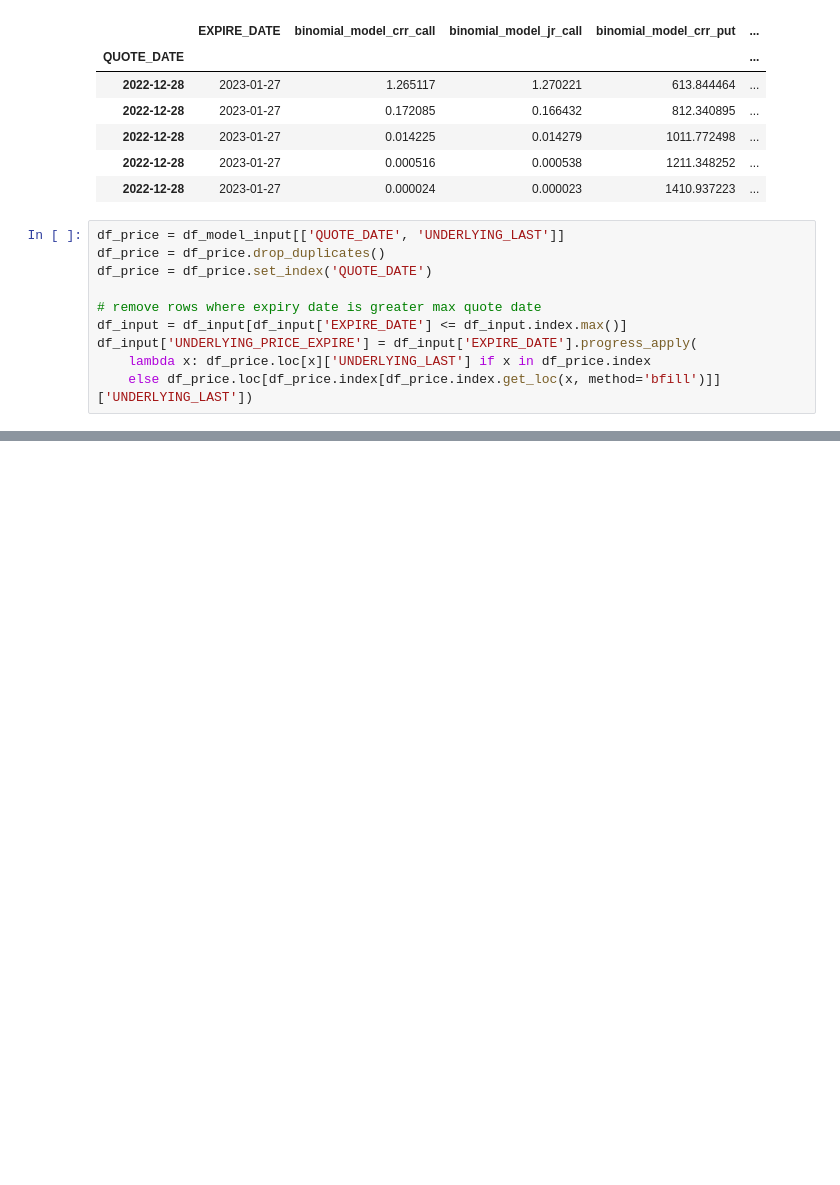
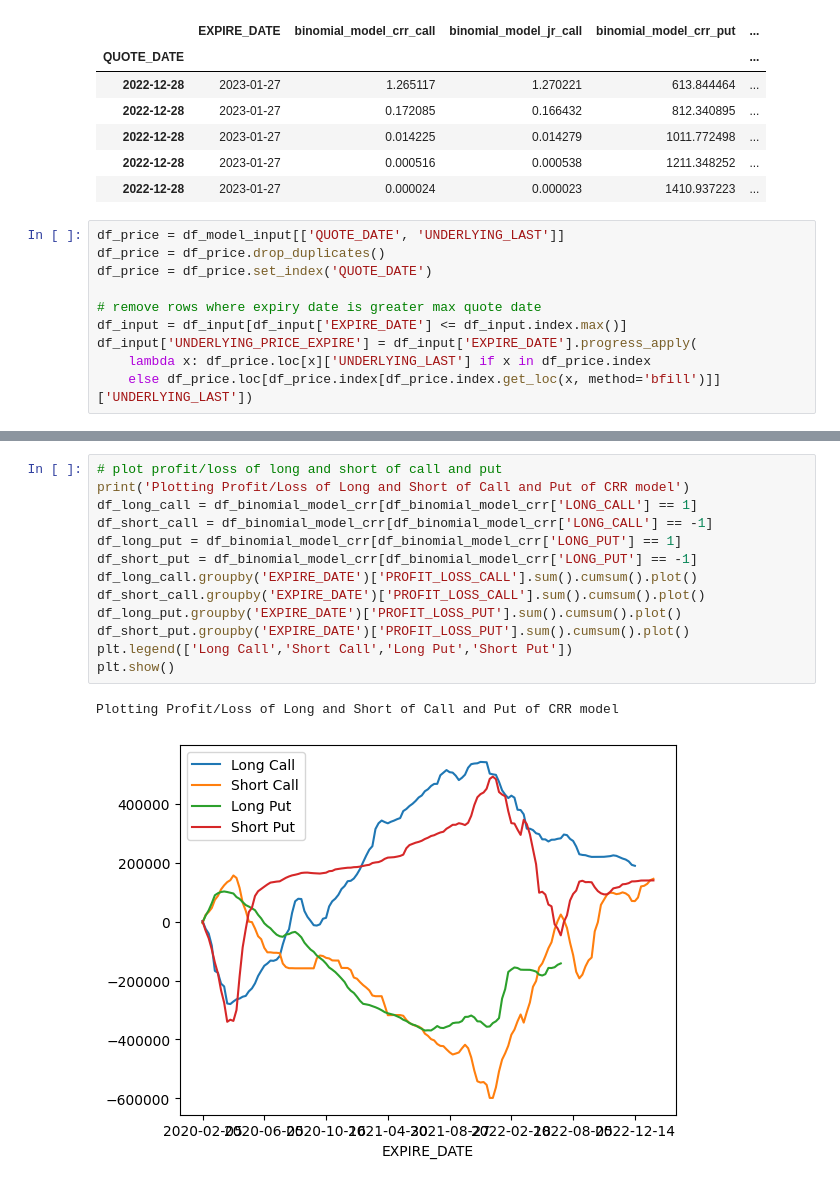
Before and after one commit to juanjaho/QF101-SPY-SPX-Option-Pricing, a Jupyter notebook: Analytics/main_spx.ipynb, the cells around one changed output, grey strips where cells are left out. Saved outputs shown, nothing was run; the diff lists cells and outputs as text; blank space fills up the shorter version.

```diff
--- a/Analytics/main_spx.ipynb
+++ b/Analytics/main_spx.ipynb
@@ -403,0 +312,16 @@ Plotting Cumulative Profit/Loss of JR model
+# %%
+# plot profit/loss of long and short of call and put
+print('Plotting Profit/Loss of Long and Short of Call and Put of CRR model')
+df_long_call = df_binomial_model_crr[df_binomial_model_crr['LONG_CALL'] == 1]
+df_short_call = df_binomial_model_crr[df_binomial_model_crr['LONG_CALL'] == -1]
+df_long_put = df_binomial_model_crr[df_binomial_model_crr['LONG_PUT'] == 1]
+df_short_put = df_binomial_model_crr[df_binomial_model_crr['LONG_PUT'] == -1]
+df_long_call.groupby('EXPIRE_DATE')['PROFIT_LOSS_CALL'].sum().cumsum().plot()
+df_short_call.groupby('EXPIRE_DATE')['PROFIT_LOSS_CALL'].sum().cumsum().plot()
+df_long_put.groupby('EXPIRE_DATE')['PROFIT_LOSS_PUT'].sum().cumsum().plot()
+df_short_put.groupby('EXPIRE_DATE')['PROFIT_LOSS_PUT'].sum().cumsum().plot()
+plt.legend(['Long Call','Short Call','Long Put','Short Put'])
+plt.show()
+# %% [output]
+Plotting Profit/Loss of Long and Short of Call and Put of CRR model
+[figure, added]
```
Also changed, not shown: parts of 13 cells of this notebook, 5 other files.
